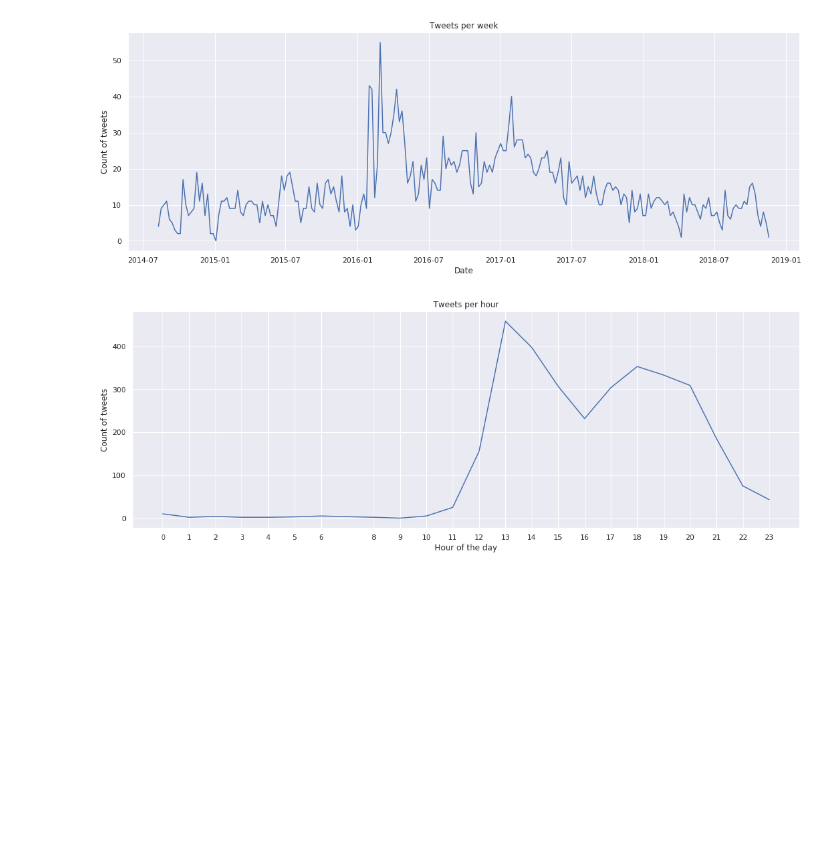
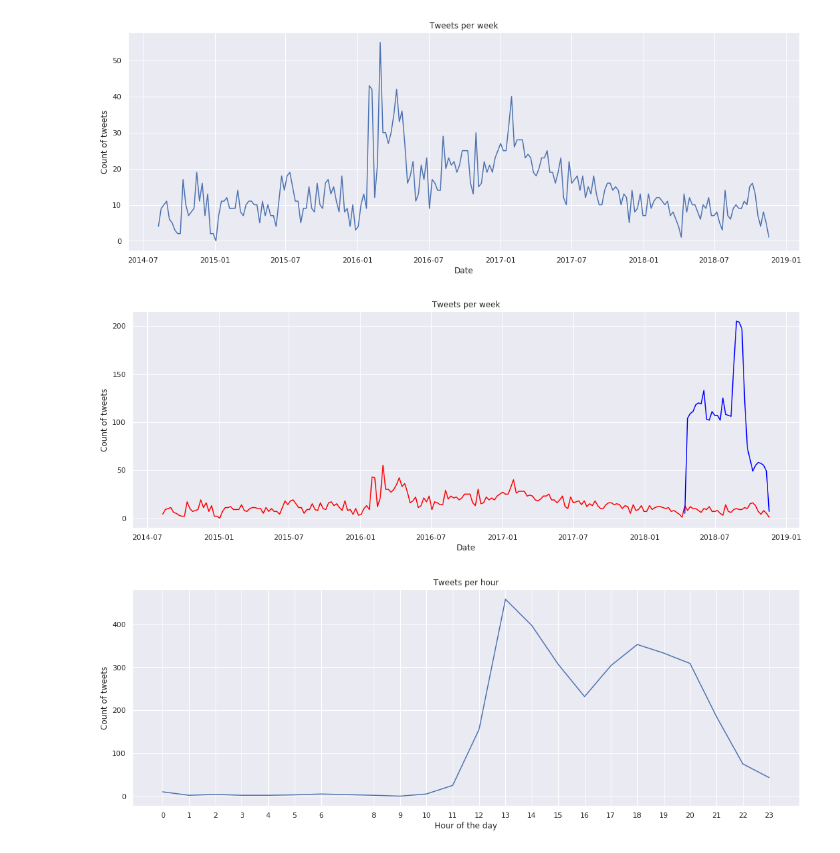
Before and after one commit to nvenegas-oliva/tig, a Jupyter notebook: EDA.ipynb, the cells around one changed output. Saved outputs shown, nothing was run; the diff lists cells and outputs as text; code cells hidden in the pictures; blank space fills up the shorter version.

Commit message:
feat: Compare wit goabroad

```diff
--- a/EDA.ipynb
+++ b/EDA.ipynb
@@ -394,6 +394,18 @@ _ = plt.ylabel('Count of tweets')
 # _ = plt.xticks(week_count.index, week_count.index.strftime("%d-%m-%Y"), rotation=70)
 # %% [output]
 [figure]
+# %%
+week_intern = df[df['company'] == 'theinterngroup'].resample('W').count()['company']
+week_goabroad = df[df['company'] == 'GoAbroad'].resample('W').count()['company']
+_ = plt.figure(figsize=(18, 6))
+_ = plt.plot(week_intern, color='red')
+_ = plt.plot(week_goabroad, color='blue')
+_ = plt.title("Tweets per week")
+_ = plt.xlabel('Date')
+_ = plt.ylabel('Count of tweets')
+# _ = plt.xticks(week_count.index, week_count.index.strftime("%d-%m-%Y"), rotation=70)
+# %% [output]
+[figure, added]
 # %%
 dataset = df[df['company'] == 'theinterngroup']
 hour_count = dataset.groupby(dataset.index.hour).count()['company']
```
Also changed, not shown: parts of 1 cell of this notebook.
